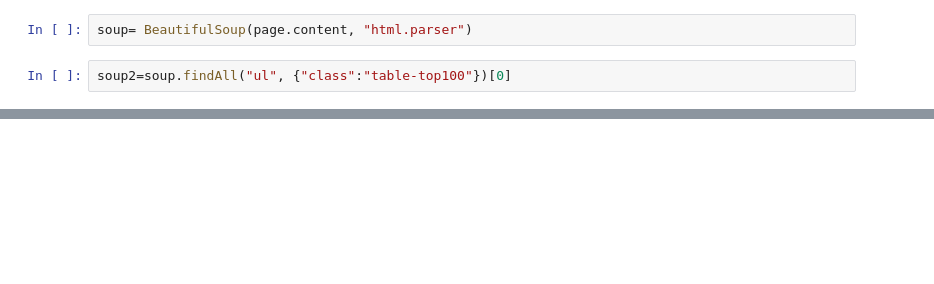
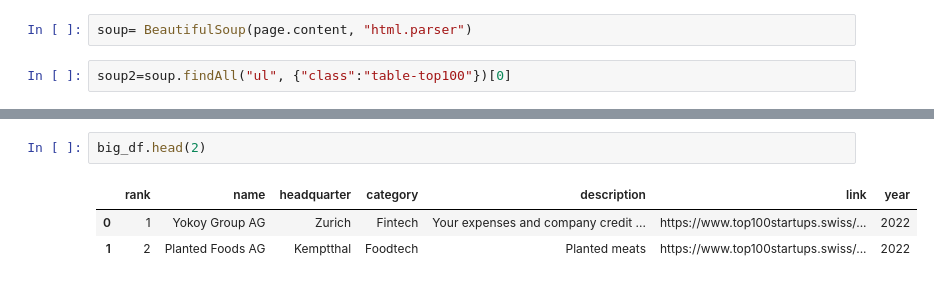
Before and after one commit to naemigraf/Start_up_Analyze, a Jupyter notebook: notebooks/web_scrape_stefan.ipynb, the cells around one changed output, grey strips where cells are left out. Drawn from its saved outputs; the diff is of its cells as text; blank space fills up the shorter version.

```diff
--- a/notebooks/web_scrape_stefan.ipynb
+++ b/notebooks/web_scrape_stefan.ipynb
@@ -92,0 +189,6 @@ soup2.findAll("!-- 200 0 --")  #here we have
+# %%
+big_df.head(2)
+# %% [output]
+|  | rank | name | headquarter | category | description | link | year |
+| 0 | 1 | Yokoy Group AG | Zurich | Fintech | Your expenses and company credit ... | https://www.top100startups.swiss/... | 2022 |
+| 1 | 2 | Planted Foods AG | Kemptthal | Foodtech | Planted meats | https://www.top100startups.swiss/... | 2022 |
```
Also changed, not shown: parts of 28 cells of this notebook.
